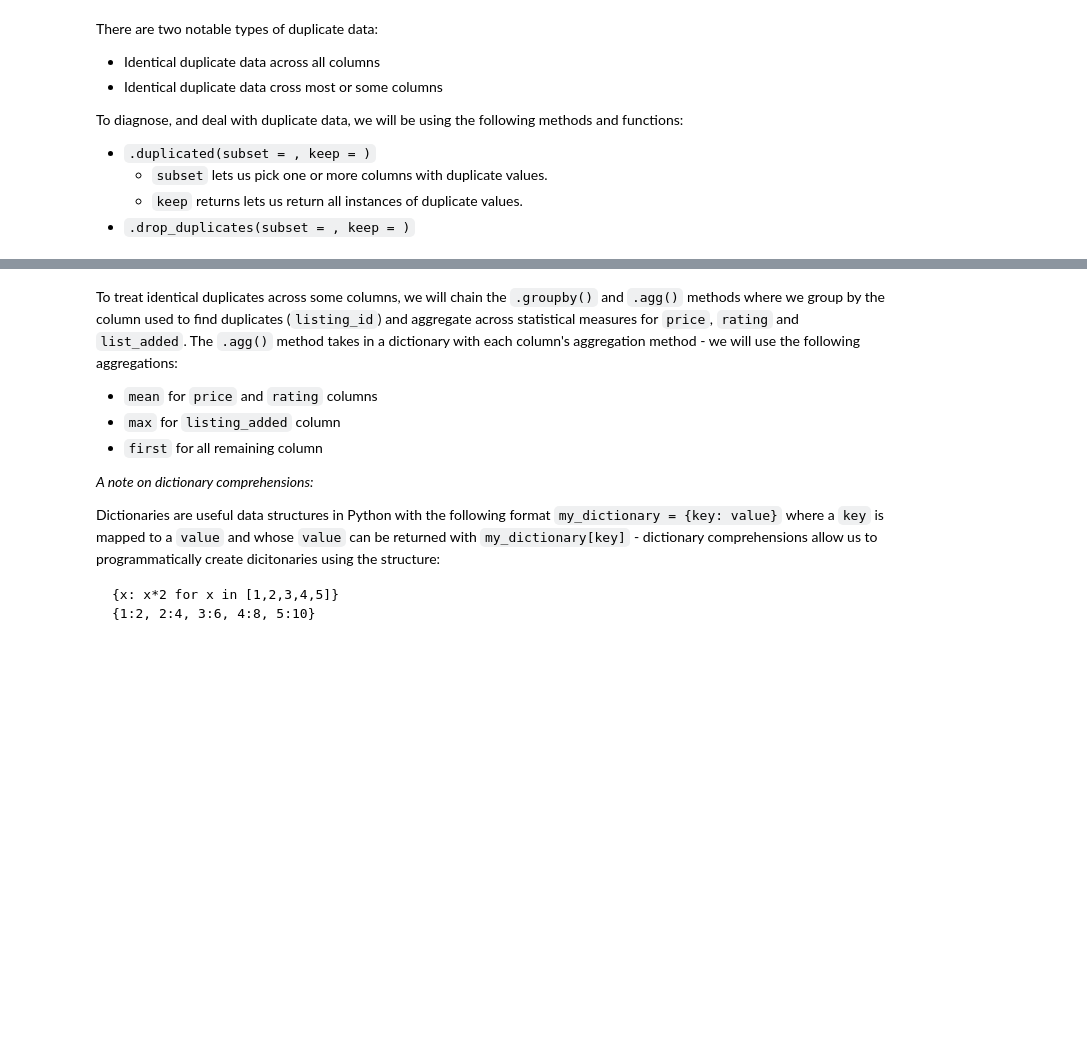
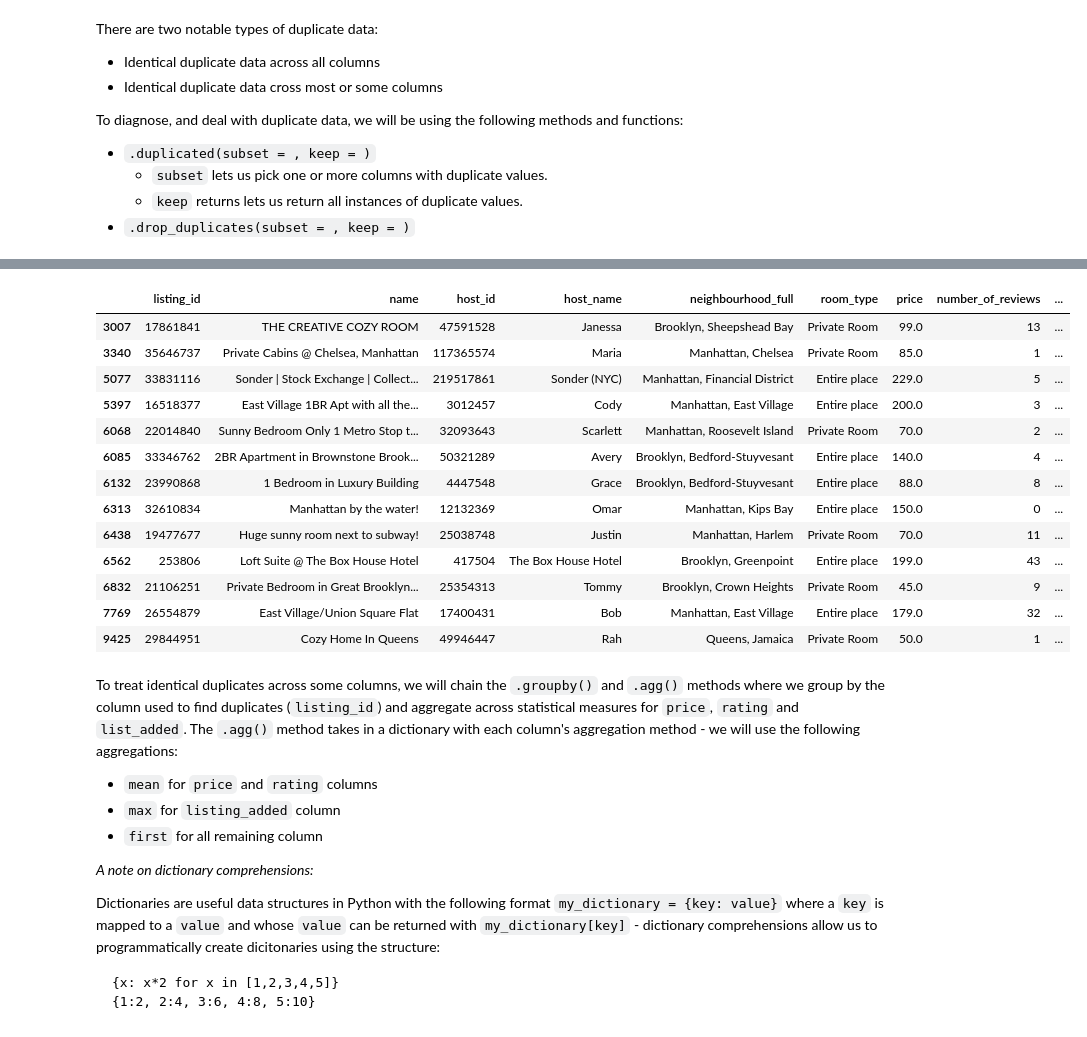
Before and after one commit to 208252/statistics, a Jupyter notebook: Cleaning_Data_in_Python_live_session.ipynb, the cells around one changed output, grey strips where cells are left out. Saved outputs shown, nothing was run; the diff lists cells and outputs as text; code cells hidden in the pictures; blank space fills up the shorter version.

```diff
--- a/Cleaning_Data_in_Python_live_session.ipynb
+++ b/Cleaning_Data_in_Python_live_session.ipynb
@@ -603,5 +645,21 @@ airbnb.head()
 # %%
 # Find duplicates
+airbnb[airbnb.duplicated()]
+# %% [output]
+|  | listing_id | name | host_id | host_name | neighbourhood_full | room_type | price | number_of_reviews | ... |
+| 3007 | 17861841 | THE CREATIVE COZY ROOM | 47591528 | Janessa | Brooklyn, Sheepshead Bay | Private Room | 99.0 | 13 | ... |
+| 3340 | 35646737 | Private Cabins @ Chelsea, Manhattan | 117365574 | Maria | Manhattan, Chelsea | Private Room | 85.0 | 1 | ... |
+| 5077 | 33831116 | Sonder | Stock Exchange | Collect... | 219517861 | Sonder (NYC) | Manhattan, Financial District | Entire place | 229.0 | 5 | ... |
+| 5397 | 16518377 | East Village 1BR Apt with all the... | 3012457 | Cody | Manhattan, East Village | Entire place | 200.0 | 3 | ... |
+| 6068 | 22014840 | Sunny Bedroom Only 1 Metro Stop t... | 32093643 | Scarlett | Manhattan, Roosevelt Island | Private Room | 70.0 | 2 | ... |
+| 6085 | 33346762 | 2BR Apartment in Brownstone Brook... | 50321289 | Avery | Brooklyn, Bedford-Stuyvesant | Entire place | 140.0 | 4 | ... |
+| 6132 | 23990868 | 1 Bedroom in Luxury Building | 4447548 | Grace | Brooklyn, Bedford-Stuyvesant | Entire place | 88.0 | 8 | ... |
+| 6313 | 32610834 | Manhattan by the water! | 12132369 | Omar | Manhattan, Kips Bay | Entire place | 150.0 | 0 | ... |
+| 6438 | 19477677 | Huge sunny room next to subway! | 25038748 | Justin | Manhattan, Harlem | Private Room | 70.0 | 11 | ... |
+| 6562 | 253806 | Loft Suite @ The Box House Hotel | 417504 | The Box House Hotel | Brooklyn, Greenpoint | Entire place | 199.0 | 43 | ... |
+| 6832 | 21106251 | Private Bedroom in Great Brooklyn... | 25354313 | Tommy | Brooklyn, Crown Heights | Private Room | 45.0 | 9 | ... |
+| 7769 | 26554879 | East Village/Union Square Flat | 17400431 | Bob | Manhattan, East Village | Entire place | 179.0 | 32 | ... |
+| 9425 | 29844951 | Cozy Home In Queens | 49946447 | Rah | Queens, Jamaica | Private Room | 50.0 | 1 | ... |
 # %%
 # Remove identical duplicates
 # %%
```
Also changed, not shown: parts of 19 cells of this notebook, 2 other files.
